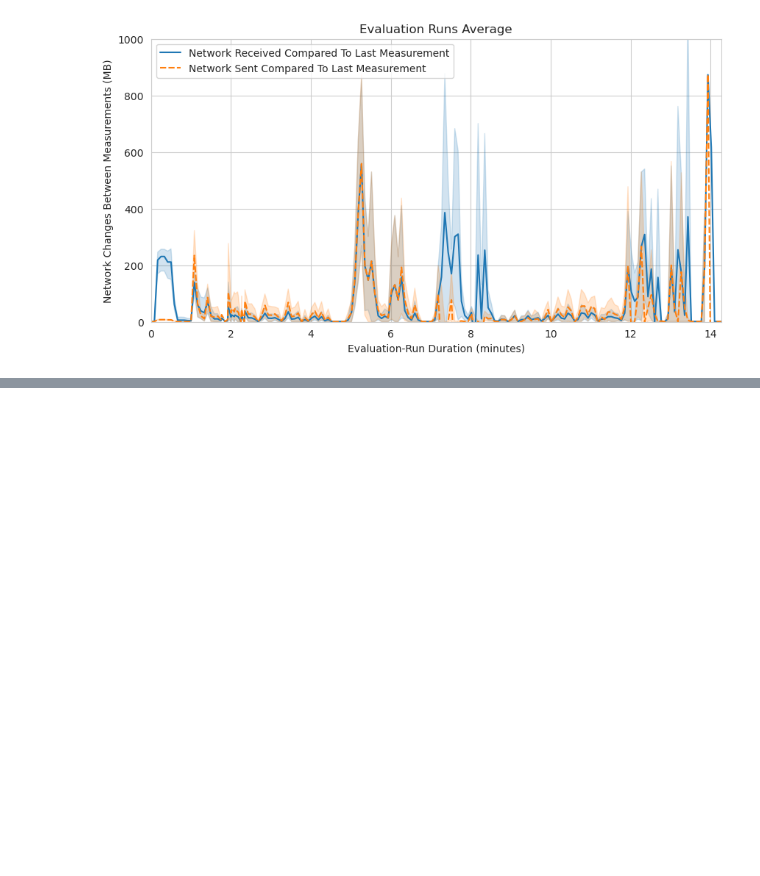
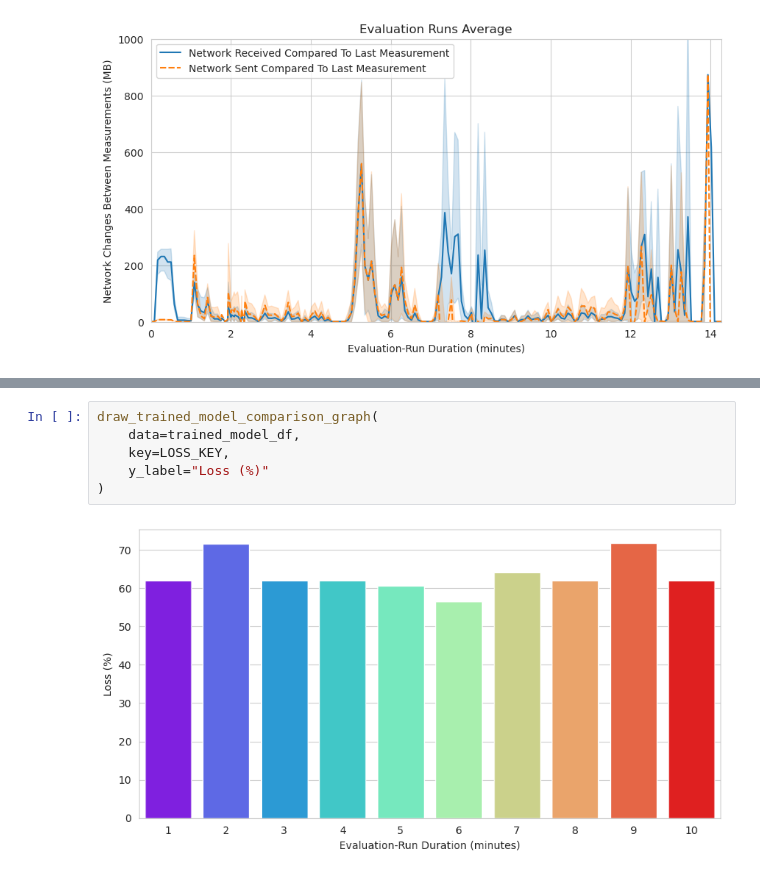
Before and after one commit to oakestra/oakestra-cli, a Jupyter notebook: oak_cli/evaluation/addons/flops/current_tmp_csv_graphs.ipynb, the cells around one changed output, grey strips where cells are left out. Cells and saved outputs as stored; diff of their text form; blank space fills up the shorter version.

```diff
--- a/oak_cli/evaluation/addons/flops/current_tmp_csv_graphs.ipynb
+++ b/oak_cli/evaluation/addons/flops/current_tmp_csv_graphs.ipynb
@@ -452,0 +280,8 @@ plt.show()
+# %%
+draw_trained_model_comparison_graph(
+    data=trained_model_df,
+    key=LOSS_KEY,
+    y_label="Loss (%)"
+)
+# %% [output]
+[figure, added]
```
Also changed, not shown: parts of 16 cells of this notebook, 4 other files.
